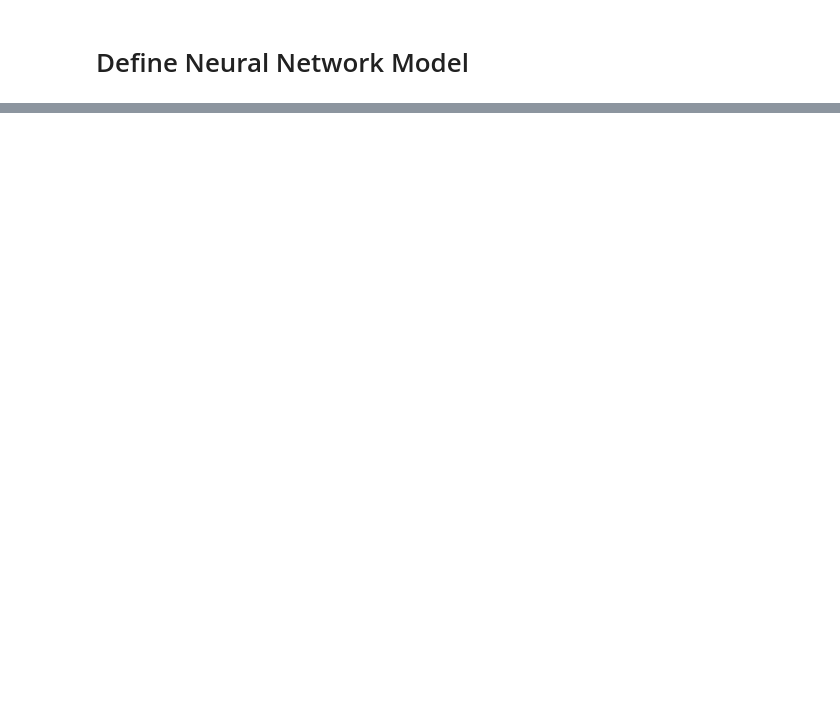
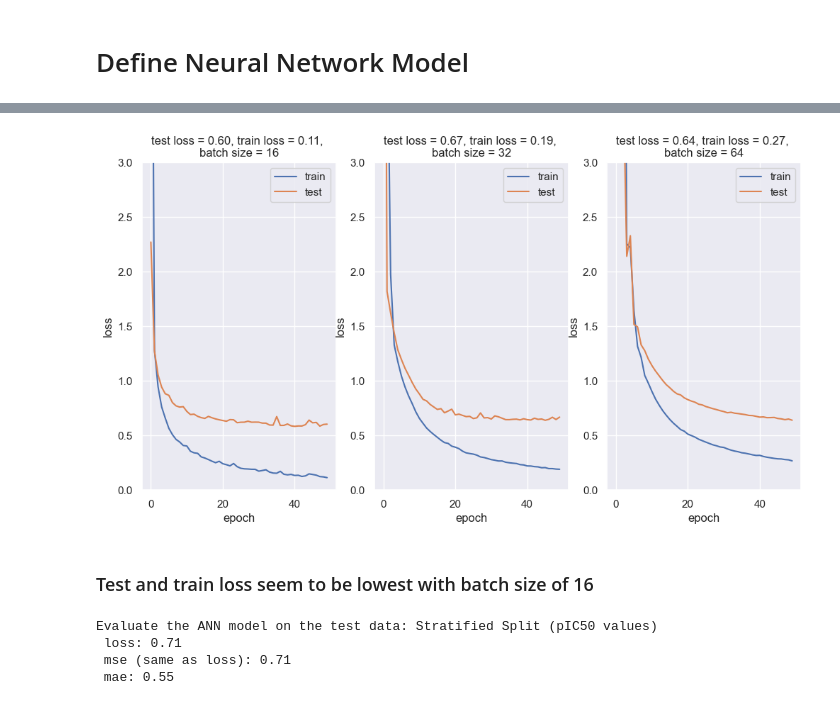
Before and after one commit to ASarriJackson/SummerProject, a Jupyter notebook: Regression/Regression_ANN.ipynb, the cells around one changed output, grey strips where cells are left out. Saved outputs shown, nothing was run; the diff lists cells and outputs as text; code cells hidden in the pictures; blank space fills up the shorter version.

```diff
--- a/Regression/Regression_ANN.ipynb
+++ b/Regression/Regression_ANN.ipynb
@@ -105,0 +221,75 @@ plt.show()
+# %%
+# Neural network parameters
+#number of training samples used in one forward/backward pass
+batch_sizes = [16, 32, 64]
+# epoch is one complete pass through the entire training dataset.
+#higher epoch can improve model performance but may lead to overfitting
+nb_epoch = 50
+#number of neurons in the first and secondb hidden layer
+layer1_size = 64
+layer2_size = 32
+
+# Plot test loss scores
+fig = plt.figure(figsize=(12, 6))
+sns.set(color_codes=True)
+for index, batch in enumerate(batch_sizes):
+    fig.add_subplot(1, len(batch_sizes), index + 1)
+    model_strat = neural_network_model(layer1_size, layer2_size)
+
+    # Fit model on x_train, y_train data
+    history_strat = model_strat.fit(
+        np.array(list((x_train_strat))).astype(float),
+        y_train_strat.values,
+        batch_size=batch,
+        validation_data=(np.array(list((x_test_strat))).astype(float), y_test_strat.values),
+        verbose=0,
+        epochs=nb_epoch,
+    )
+    plt.plot(history_strat.history["loss"], label="train")
+    plt.plot(history_strat.history["val_loss"], label="test")
+    plt.legend(["train", "test"], loc="upper right")
+    plt.ylabel("loss")
+    plt.xlabel("epoch")
+    plt.ylim((0, 3))
+    plt.title(
+        f"test loss = {history_strat.history['val_loss'][nb_epoch-1]:.2f}, train loss = {history_strat.history['loss'][nb_epoch-1]:.2f}, \nbatch size = {batch}"
+    )
+plt.show()
+# %% [output]
+[figure, added]
+# %% [markdown]
+### Test and train loss seem to be lowest with batch size of 16
+# %%
+# Save the trained model
+filepath = DATA / "best.strat.weights.h5"
+checkpoint = ModelCheckpoint(
+    str(filepath),
+    monitor="loss",
+    verbose=0,
+    save_best_only=True,
+    mode="min",
+    save_weights_only=True,
+)
+callbacks_list = [checkpoint]
+
+# Fit the model
+model_strat.fit(
+    np.array(list((x_train_strat))).astype(float),
+    y_train_strat.values,
+    epochs=nb_epoch,
+    batch_size=16,
+    callbacks=callbacks_list,
+    verbose=0,
+)
+
+# Evalute the model
+print(f"Evaluate the ANN model on the test data: Stratified Split (pIC50 values)")
+scores_strat = model_strat.evaluate(np.array(list((x_test_strat))), y_test_strat.values, verbose=0)
+print(f" loss: {scores_strat[0]:.2f}")
+print(f" mse (same as loss): {scores_strat[1]:.2f}")
+print(f" mae: {scores_strat[2]:.2f}")
+# %% [output]
+Evaluate the ANN model on the test data: Stratified Split (pIC50 values)
+ loss: 0.71
+ mse (same as loss): 0.71
+ mae: 0.55
```
Also changed, not shown: parts of 31 cells of this notebook, 12 other files.
